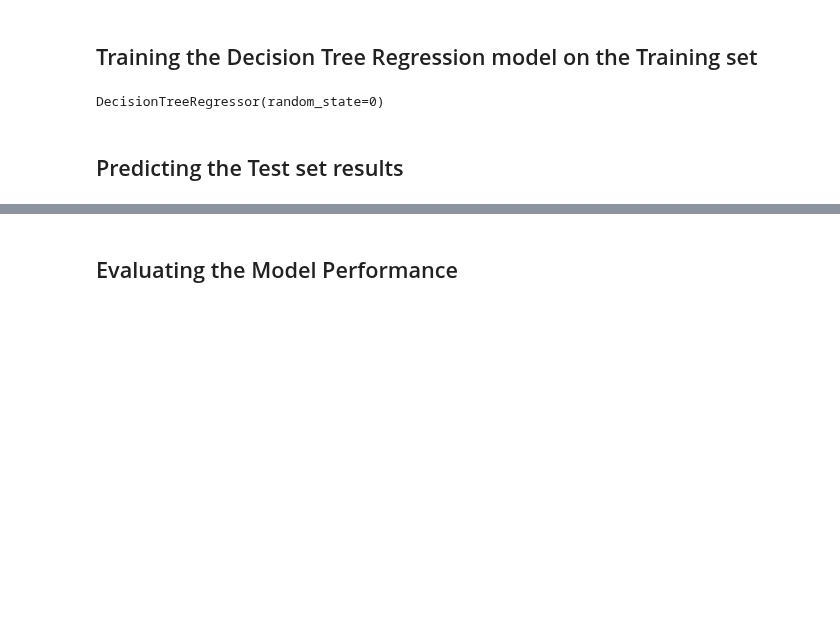
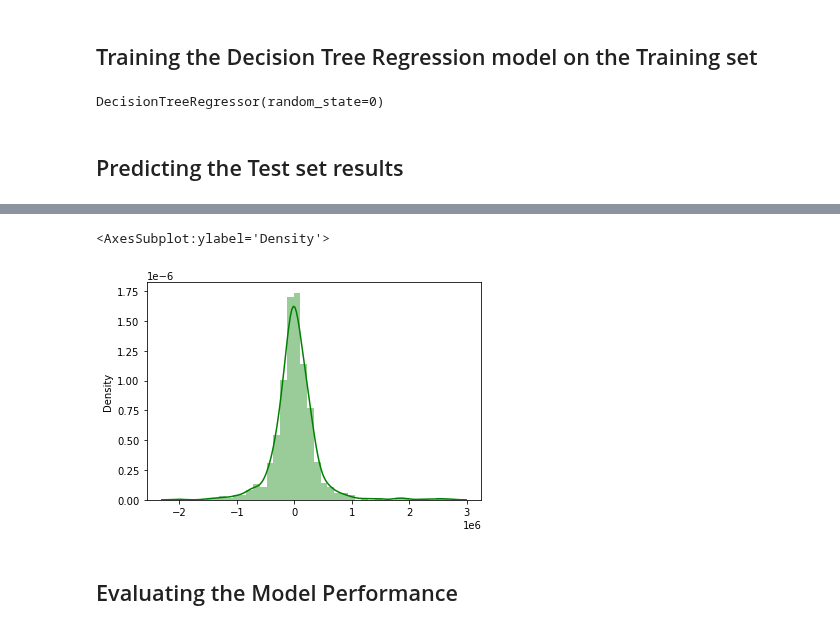
Before and after one commit to Samineh-Naghavi/Predicting-House-Prices-by-Using-Regrassion-Models, a Jupyter notebook: Models/decision_tree_regression.ipynb, the cells around one changed output, grey strips where cells are left out. Cells and saved outputs as stored; diff of their text form; code cells hidden in the pictures; blank space fills up the shorter version.

```diff
--- a/Models/decision_tree_regression.ipynb
+++ b/Models/decision_tree_regression.ipynb
@@ -53,3 +68,8 @@ print(np.concatenate((y_pred.reshape(len(y_pred),1), y_test.reshape(len(y_test),
+# %%
+sns.distplot((y_test-y_pred),bins=40,color='g')
+# %% [output]
+<AxesSubplot:ylabel='Density'>
+[figure, added]
 # %% [markdown]
 ## Evaluating the Model Performance
 # %%
```
Also changed, not shown: parts of 7 cells of this notebook, 4 other files.
